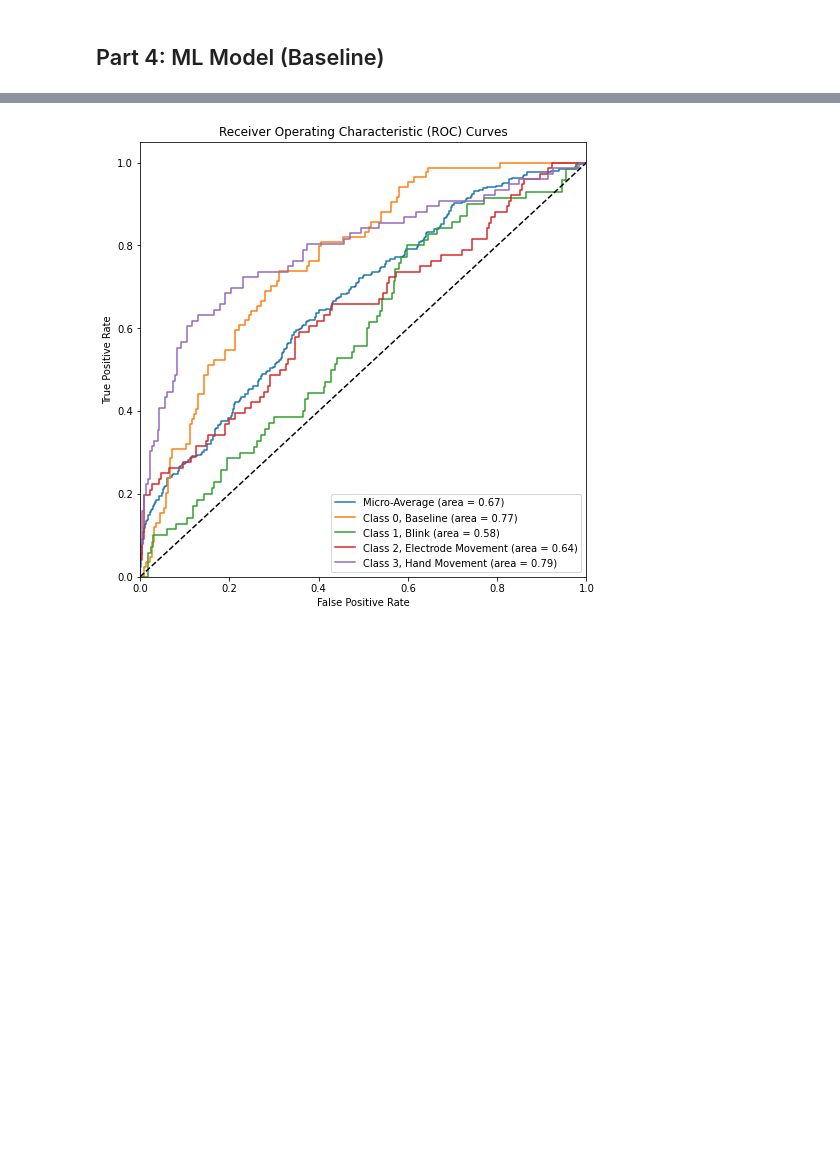
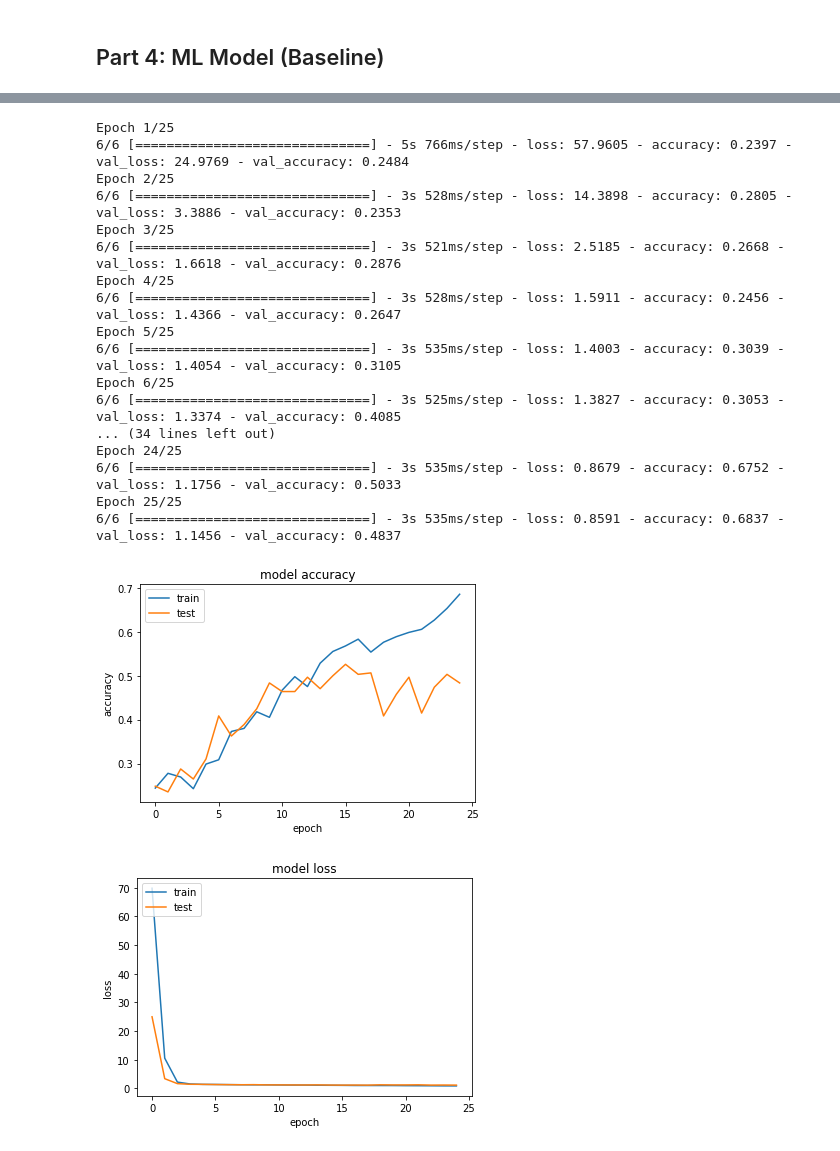
Before and after one commit to ChrisDryden/ECE496, a Jupyter notebook: capstone_project_EEG_detection.ipynb, the cells around one changed output, grey strips where cells are left out. Saved outputs shown, nothing was run; the diff lists cells and outputs as text; code cells hidden in the pictures; blank space fills up the shorter version.

Commit message:
- Updated baseline model - Added F1 score calculations - Improved training code

```diff
--- a/capstone_project_EEG_detection.ipynb
+++ b/capstone_project_EEG_detection.ipynb
@@ -946,6 +889,33 @@ plt.show()
 # %%
-def create_roc_curves(n_classes, y_test, y_pred):
-    """ Creates average and per-class ROC curves."""
+import tensorflow as tf
+
+from sklearn.metrics import auc, classification_report, roc_curve
+
+def train(model, X_train, y_train, X_test, y_test, n_classes, batch_size=128, epochs=20):
+    # Train model and get predictions on testing data
+    history = model.fit(X_train, y_train, batch_size=batch_size, epochs=epochs, validation_data=(X_test, y_test))
+    y_pred = model(X_test).numpy()
+
+
+    # Summarize history for accuracy
+    plt.plot(history.history['accuracy'])
+    plt.plot(history.history['val_accuracy'])
+    plt.title('model accuracy')
+    plt.ylabel('accuracy')
+    plt.xlabel('epoch')
+    plt.legend(['train', 'test'], loc='upper left')
+    plt.show()
+    # Summarize history for loss
+    plt.plot(history.history['loss'])
+    plt.plot(history.history['val_loss'])
+    plt.title('model loss')
+    plt.ylabel('loss')
+    plt.xlabel('epoch')
+    plt.legend(['train', 'test'], loc='upper left')
+    plt.show()
+
+
+    # Create ROC curves
     plt.figure(figsize=(8, 8))
     fpr, tpr, roc_auc = {}, {}, {}
 
@@ -979,6 +949,49 @@ def create_roc_curves(n_classes, y_test, y_pred):
     plt.legend(loc="lower right")
     plt.show()
 
-create_roc_curves(n_classes, Y_test, model(X_test).numpy())
+    y_pred = tf.one_hot(tf.math.argmax(y_pred, axis=1), depth=y_pred.shape[-1]).numpy()
+    print(classification_report(y_test, y_pred, target_names=[key for key, val in LABELS.items() if val not in [-1, 4]]))
-# %% [output]
-[figure, removed]
+# %%
+from keras.layers import Conv2D, Dense, Dropout, Flatten, MaxPool2D
+from keras.models import Sequential
+from keras.optimizers import Adam
+
+model = Sequential()
+
+# CNN
+model.add(Conv2D(32, kernel_size=(4,4), activation='relu', padding='same', input_shape=(WIDTH, HEIGHT, 3)))
+model.add(MaxPool2D(pool_size=(3,3)))
+model.add(Conv2D(64, kernel_size=(3,3), activation='relu'))
+model.add(MaxPool2D(pool_size=(2,2)))
+model.add(Conv2D(128, kernel_size=(2,2), activation='relu'))
+model.add(MaxPool2D(pool_size=(2,2)))
+
+# ANN
+model.add(Flatten())
+model.add(Dense(1000, activation='relu'))
+model.add(Dense(100, activation='relu'))
+model.add(Dense(4, activation='softmax'))
+
+model.compile(loss='categorical_crossentropy', metrics=['accuracy'], optimizer=Adam(learning_rate=4e-4))
+
+train(model, X_train, y_train, X_test, y_test, n_classes, epochs=25)
+# %% [output]
+Epoch 1/25
+6/6 [==============================] - 5s 766ms/step - loss: 57.9605 - accuracy: 0.2397 - val_loss: 24.9769 - val_accuracy: 0.2484
+Epoch 2/25
+6/6 [==============================] - 3s 528ms/step - loss: 14.3898 - accuracy: 0.2805 - val_loss: 3.3886 - val_accuracy: 0.2353
+Epoch 3/25
+6/6 [==============================] - 3s 521ms/step - loss: 2.5185 - accuracy: 0.2668 - val_loss: 1.6618 - val_accuracy: 0.2876
+Epoch 4/25
+6/6 [==============================] - 3s 528ms/step - loss: 1.5911 - accuracy: 0.2456 - val_loss: 1.4366 - val_accuracy: 0.2647
+Epoch 5/25
+6/6 [==============================] - 3s 535ms/step - loss: 1.4003 - accuracy: 0.3039 - val_loss: 1.4054 - val_accuracy: 0.3105
+Epoch 6/25
+6/6 [==============================] - 3s 525ms/step - loss: 1.3827 - accuracy: 0.3053 - val_loss: 1.3374 - val_accuracy: 0.4085
+... (34 lines left out)
+Epoch 24/25
+6/6 [==============================] - 3s 535ms/step - loss: 0.8679 - accuracy: 0.6752 - val_loss: 1.1756 - val_accuracy: 0.5033
+Epoch 25/25
+6/6 [==============================] - 3s 535ms/step - loss: 0.8591 - accuracy: 0.6837 - val_loss: 1.1456 - val_accuracy: 0.4837
+[figure, added]
+[figure, added]
```
Also changed, not shown: parts of 3 cells of this notebook.
